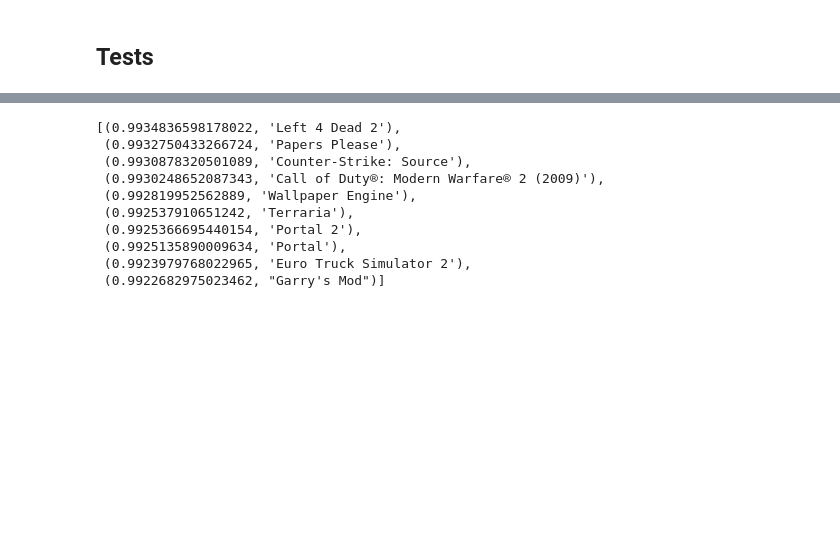
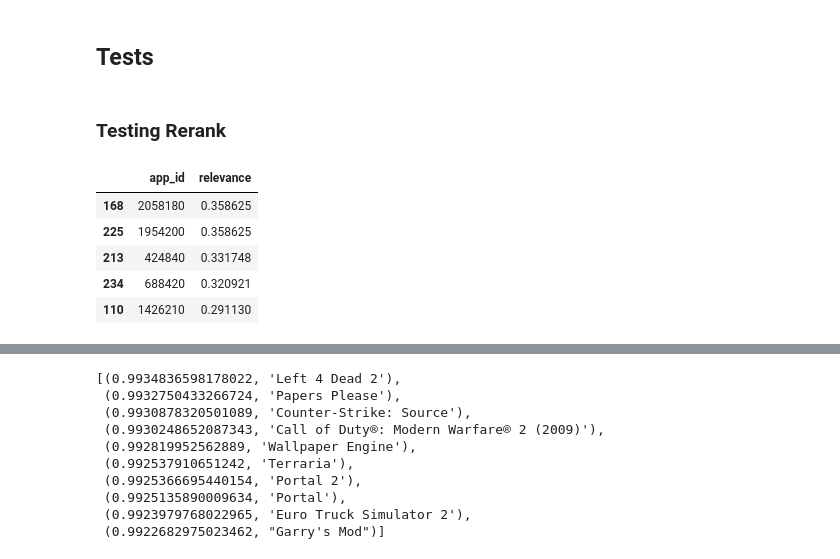
Before and after one commit to MitchellJC/game-rec, a Jupyter notebook: svdtuning.ipynb, the cells around one changed output, grey strips where cells are left out. Drawn from its saved outputs; the diff is of its cells as text; code cells hidden in the pictures; blank space fills up the shorter version.

Commit message:
have exploratory code for adding ranker

```diff
--- a/svdtuning.ipynb
+++ b/svdtuning.ipynb
@@ -99,6 +99,7 @@ y_train = train['is_recommended'].to_numpy()
 
 X_train = X_train.sort_values(by='user_id')
 counts = X_train['user_id'].value_counts(sort=False)
+X_train = X_train[['app_id']]
 # %%
 ranker = LGBMRanker(random_state=42, objective='lambdarank')
 ranker = ranker.fit(X_train, y_train, group = counts.values,
@@ -199,5 +218,23 @@ Done saving model.
 # %%
 with open('model.pkl', 'rb') as file:
     data, svd_predictor = pickle.load(file)
+# %% [markdown]
+### Testing Rerank
 # %%
-svd_predictor.items_top_n([(341, 1), (612, 1)])
+filtered = svd_predictor.items_top_n([(341, 1), (612, 1)])
+app_ids = []
+for item_index in filtered:
+    app_ids.append(data.index_to_item_id(item_index))
+df = pd.DataFrame({'app_id': app_ids})
+predictions = ranker.predict(df)
+df['relevance'] = predictions
+df.head()
+df = df.sort_values(by='relevance', ascending=False)
+df.head()
+# %% [output]
+|  | app_id | relevance |
+| 168 | 2058180 | 0.358625 |
+| 225 | 1954200 | 0.358625 |
+| 213 | 424840 | 0.331748 |
+| 234 | 688420 | 0.320921 |
+| 110 | 1426210 | 0.291130 |
```
Also changed, not shown: parts of 4 cells of this notebook, 2 other files.
